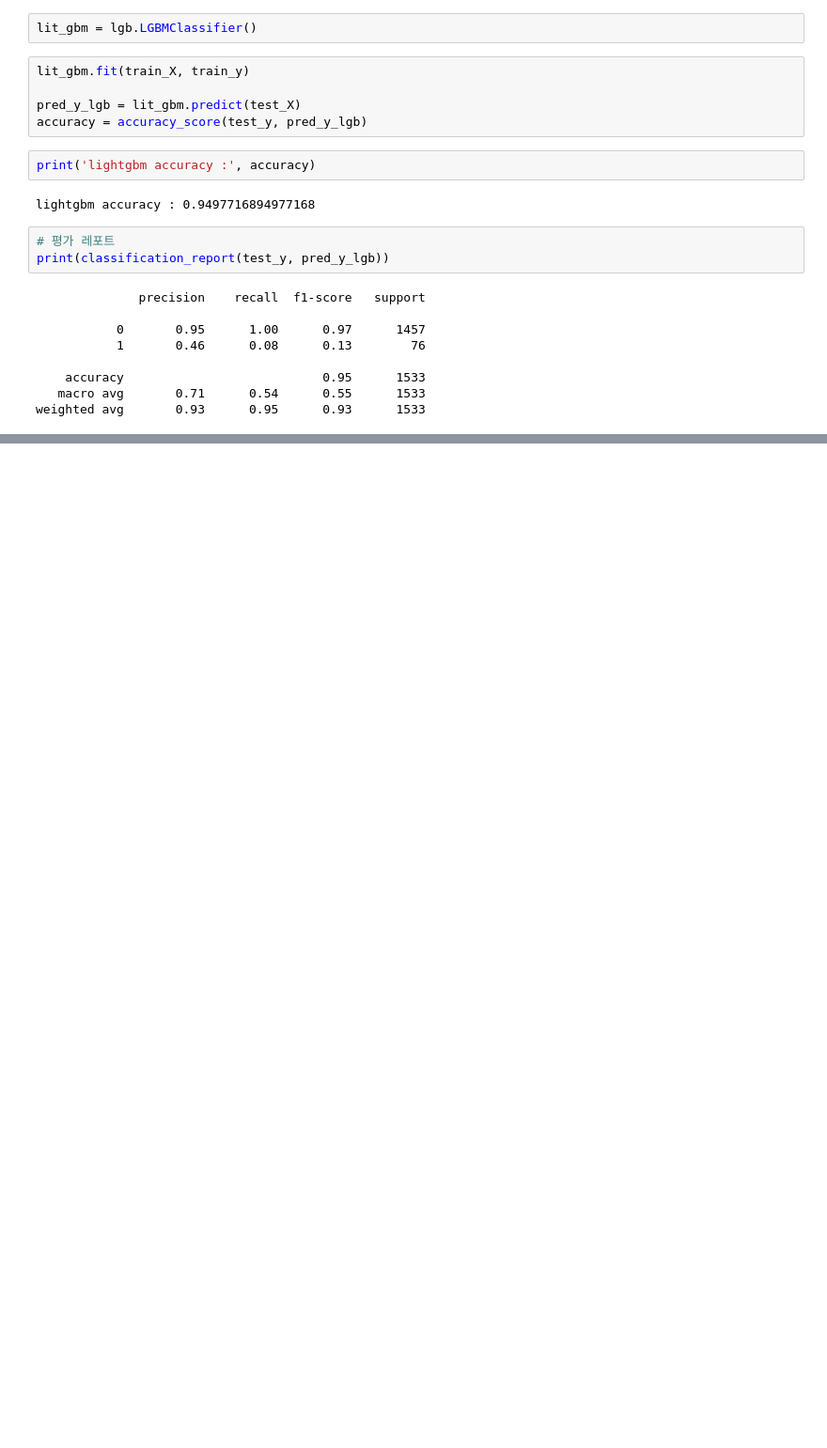
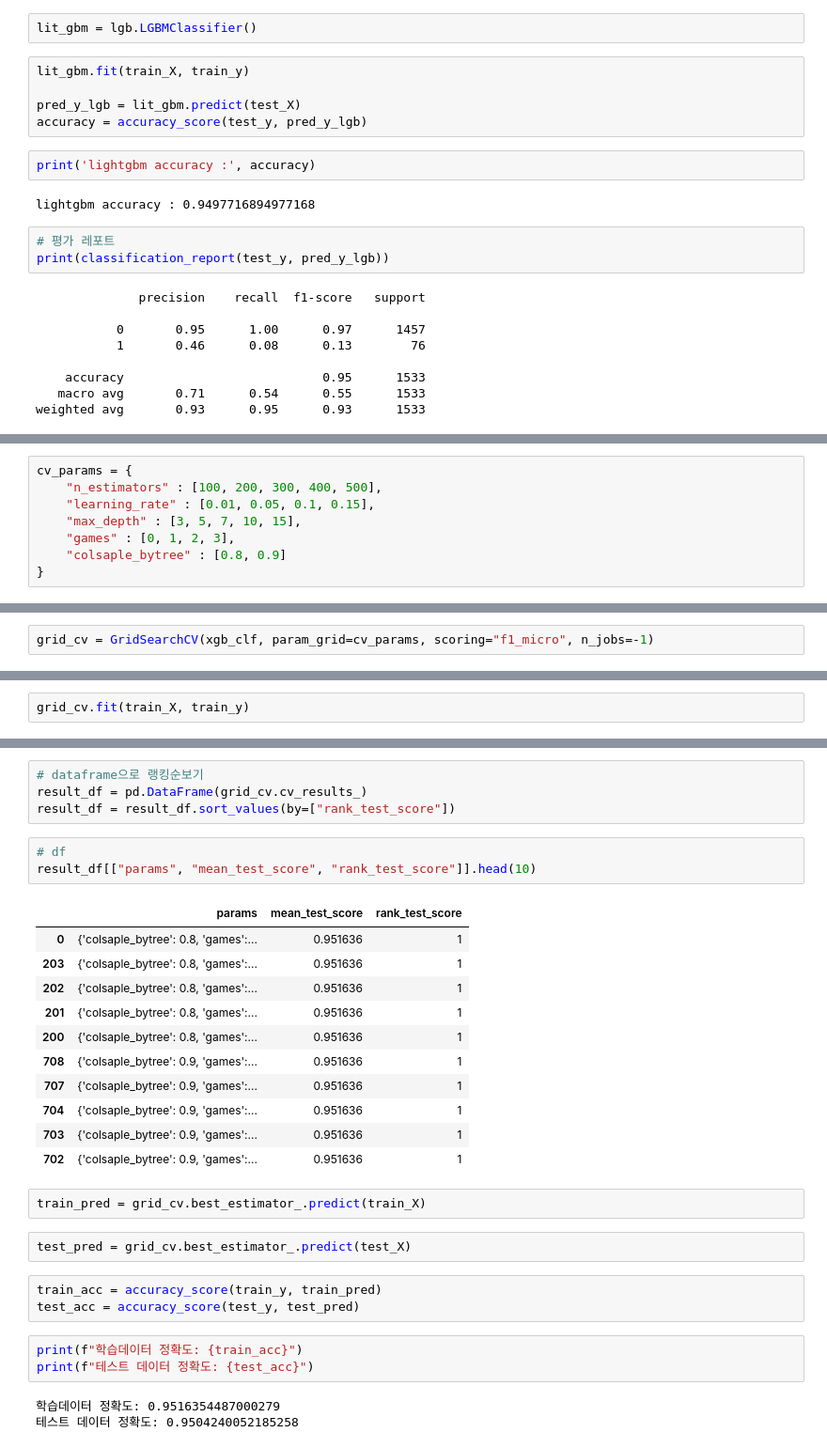
Before and after one commit to leenapark/ml_ex, a Jupyter notebook: 3_2_classification_XGBoot.ipynb, the cells around one changed output, grey strips where cells are left out. Shown: that part at 94% size. Cells and saved outputs as stored; diff of their text form; blank space fills up the shorter version.

Commit message:
230608 Machine Learning - nltk, TF-IDF feature, wordcloud, Korpora

```diff
--- a/3_2_classification_XGBoot.ipynb
+++ b/3_2_classification_XGBoot.ipynb
@@ -569,0 +620,8 @@ weighted avg       0.93      0.95      0.93      1533
+# %%
+cv_params = {
+    "n_estimators" : [100, 200, 300, 400, 500],
+    "learning_rate" : [0.01, 0.05, 0.1, 0.15],
+    "max_depth" : [3, 5, 7, 10, 15],
+    "games" : [0, 1, 2, 3],
+    "colsaple_bytree" : [0.8, 0.9]
+}
@@ -569,0 +636,2 @@ weighted avg       0.93      0.95      0.93      1533
+# %%
+grid_cv = GridSearchCV(xgb_clf, param_grid=cv_params, scoring="f1_micro", n_jobs=-1)
@@ -569,0 +641,2 @@ weighted avg       0.93      0.95      0.93      1533
+# %%
+grid_cv.fit(train_X, train_y)
@@ -569,0 +674,32 @@ weighted avg       0.93      0.95      0.93      1533
+# %%
+# dataframe으로 랭킹순보기
+result_df = pd.DataFrame(grid_cv.cv_results_)
+result_df = result_df.sort_values(by=["rank_test_score"])
+# %%
+# df
+result_df[["params", "mean_test_score", "rank_test_score"]].head(10)
+# %% [output]
+|  | params | mean_test_score | rank_test_score |
+| 0 | {'colsaple_bytree': 0.8, 'games':... | 0.951636 | 1 |
+| 203 | {'colsaple_bytree': 0.8, 'games':... | 0.951636 | 1 |
+| 202 | {'colsaple_bytree': 0.8, 'games':... | 0.951636 | 1 |
+| 201 | {'colsaple_bytree': 0.8, 'games':... | 0.951636 | 1 |
+| 200 | {'colsaple_bytree': 0.8, 'games':... | 0.951636 | 1 |
+| 708 | {'colsaple_bytree': 0.9, 'games':... | 0.951636 | 1 |
+| 707 | {'colsaple_bytree': 0.9, 'games':... | 0.951636 | 1 |
+| 704 | {'colsaple_bytree': 0.9, 'games':... | 0.951636 | 1 |
+| 703 | {'colsaple_bytree': 0.9, 'games':... | 0.951636 | 1 |
+| 702 | {'colsaple_bytree': 0.9, 'games':... | 0.951636 | 1 |
+# %%
+train_pred = grid_cv.best_estimator_.predict(train_X)
+# %%
+test_pred = grid_cv.best_estimator_.predict(test_X)
+# %%
+train_acc = accuracy_score(train_y, train_pred)
+test_acc = accuracy_score(test_y, test_pred)
+# %%
+print(f"학습데이터 정확도: {train_acc}")
+print(f"테스트 데이터 정확도: {test_acc}")
+# %% [output]
+학습데이터 정확도: 0.9516354487000279
+테스트 데이터 정확도: 0.9504240052185258
```
Also changed, not shown: parts of 35 cells of this notebook, 29 other files.
